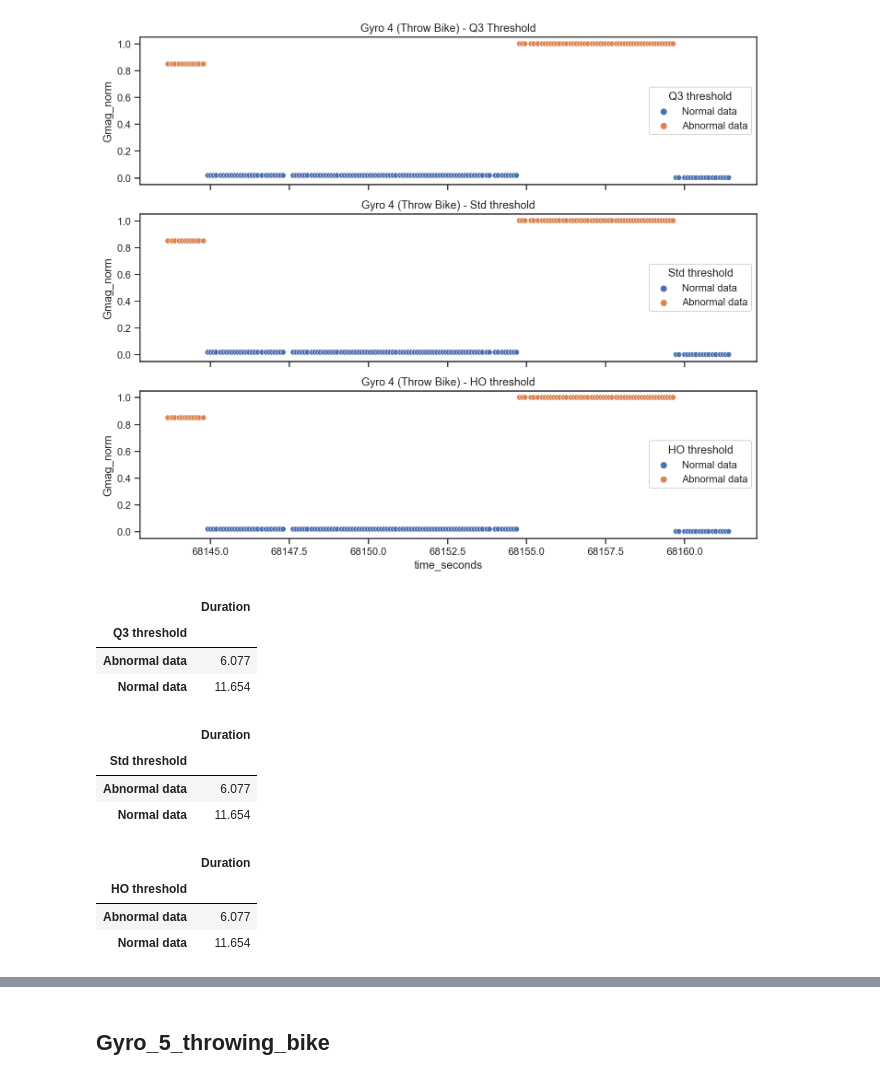
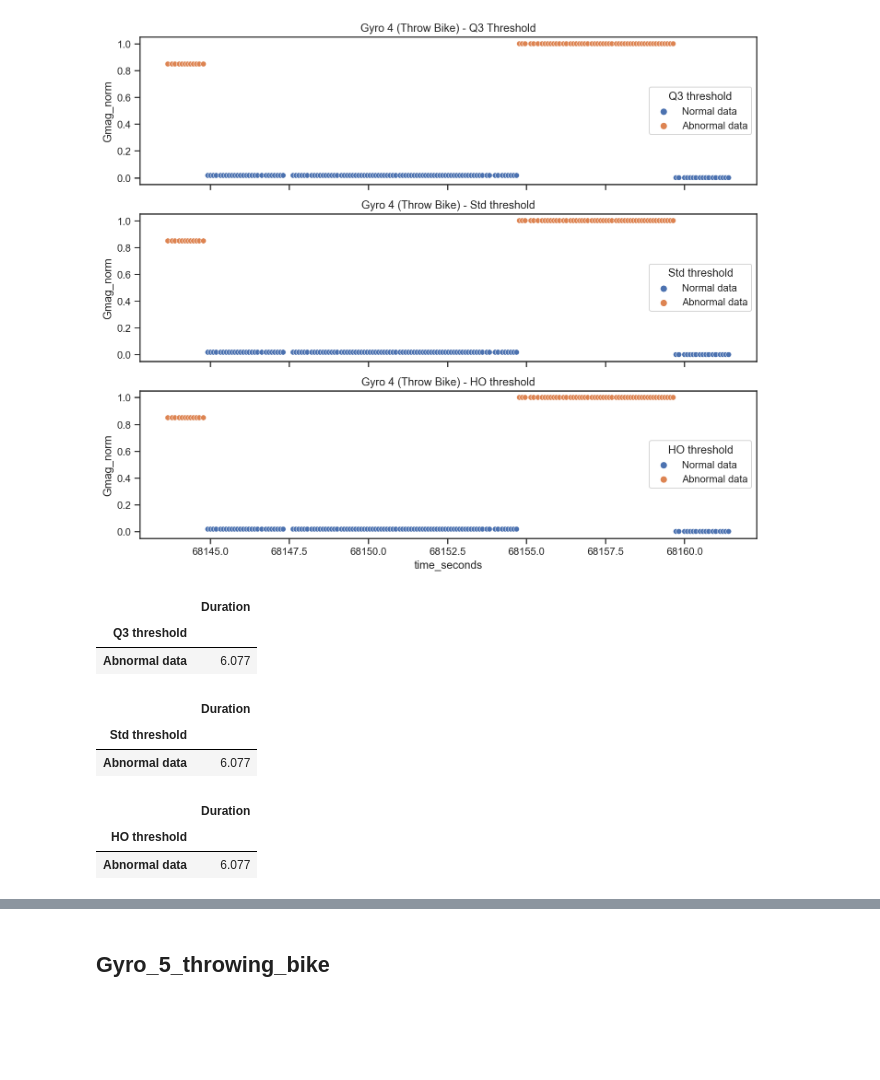
Before and after one commit to ttuncay/Zoomo-Project_LEVeraging-Data-Team, a Jupyter notebook: Data Analysis Step 2 Abnormal Behaviour Identification/Data Analysis Step 2 Abnormal Behaviour Identification on Laballed Data.ipynb, the cells around one changed output, grey strips where cells are left out. Drawn from its saved outputs; the diff is of its cells as text; code cells hidden in the pictures; blank space fills up the shorter version.

```diff
--- a/Data Analysis Step 2 Abnormal Behaviour Identification/Data Analysis Step 2 Abnormal Behaviour Identification on Laballed Data.ipynb
+++ b/Data Analysis Step 2 Abnormal Behaviour Identification/Data Analysis Step 2 Abnormal Behaviour Identification on Laballed Data.ipynb
@@ -86,9 +145,9 @@ def std_threshold(value):
 # %%
 # Create high outlier threhsold function.
 
-def HO_threshold(value):
+def Amag_HO_threshold(value):
 
-    if value > 0.3119209856207211:
+    if value > AmagN_HO:
         return 'Abnormal data'
     else:
         return 'Normal data'
@@ -579,42 +909,42 @@ objc[75714]: Class WebSwapCGLLayer is implemented in both /System/Library/Framew
 # Create function to calculate the different thresholds level and return "classification data".
 # Below tresholds are based on 1st normal ride file (1hr Normal Ride)
 
-def Gmag_Q3_thresholds(value):
+#def Gmag_Q3_thresholds(value):
 
-    if value > 0.191209:
-        return 'Abnormal data'
-
-    else:
-        return 'Normal data'
+#    if value > 0.191209:
+#        return 'Abnormal data'
+#
+#    else:
+#        return 'Normal data'
 
 
 # Create standard deviation threshold functions.
 
 # If value is greater than the mean +/- the standard deviation (of the normal ride data)
 
-def Gmag_std_threshold(value):
+#def Gmag_std_threshold(value):
 
-    if value > 0.140894 +0.168974:
-        return 'Abnormal data'
+#    if value > 0.140894 +0.168974:
+#        return 'Abnormal data'
 
-    elif value < 0.140894 - 0.168974:
-        return 'Abnormal data'
-    else:
-        return 'Normal data'
+#    elif value < 0.140894 - 0.168974:
+#        return 'Abnormal data'
+#    else:
+#        return 'Normal data'
 
 # Create high outlier threhsold function.
 
-def Gmag_HO_threshold(value):
+#def Gmag_HO_threshold(value):
 
-    if value > 0.433552:
-        return 'Abnormal data'
-    else:
-        return 'Normal data'
+#    if value > 0.433552:
+#        return 'Abnormal data'
+#    else:
+#        return 'Normal data'
 # %%
 # Apply the different thresholds to data.
 
 # Q3 (75th percentile) threshold
-Gyro_4_throwing_bike['Q3 threshold'] = Gyro_4_throwing_bike['Gmag_norm'].apply(Gmag_Q3_thresholds)
+Gyro_4_throwing_bike['Q3 threshold'] = Gyro_4_throwing_bike['Gmag_norm'].apply(Gmag_Q3_threshold)
 
 # Standard deviation threshold
 Gyro_4_throwing_bike['Std threshold'] = Gyro_4_throwing_bike['Gmag_norm'].apply(Gmag_std_threshold)
@@ -668,34 +998,40 @@ fig.savefig("Gyro_4_throwing_bike Abnormalities.png")
 # %%
 Gyro_4_throwing_bike_Q3_levels= Gyro_4_throwing_bike.groupby('Q3 threshold').agg(
                                                                #Time_Start=('Timestamp', np.min),
                                                                #Time_End=('Timestamp', np.max),
                                                                Duration=('time_seconds_delta',np.sum))
+
+Gyro_4_throwing_bike_Q3_levels = Gyro_4_throwing_bike_Q3_levels[Gyro_4_throwing_bike_Q3_levels.index == 'Abnormal data']
+
 Gyro_4_throwing_bike_Q3_levels
 # %% [output]
 |  | Duration |
 | Q3 threshold |  |
 | Abnormal data | 6.077 |
-| Normal data | 11.654 |
 # %%
 Gyro_4_throwing_bike_Std_levels= Gyro_4_throwing_bike.groupby('Std threshold').agg(
                                                                #Time_Start=('Timestamp', np.min),
                                                                #Time_End=('Timestamp', np.max),
                                                                Duration=('time_seconds_delta',np.sum))
+
+Gyro_4_throwing_bike_Std_levels = Gyro_4_throwing_bike_Std_levels[Gyro_4_throwing_bike_Std_levels.index == 'Abnormal data']
+
 Gyro_4_throwing_bike_Std_levels
 # %% [output]
 |  | Duration |
 | Std threshold |  |
 | Abnormal data | 6.077 |
-| Normal data | 11.654 |
 # %%
 Gyro_4_throwing_bike_HO_levels= Gyro_4_throwing_bike.groupby('HO threshold').agg(
                                                                #Time_Start=('Timestamp', np.min),
                                                                #Time_End=('Timestamp', np.max),
                                                                Duration=('time_seconds_delta',np.sum))
+
+Gyro_4_throwing_bike_HO_levels = Gyro_4_throwing_bike_HO_levels[Gyro_4_throwing_bike_HO_levels.index == 'Abnormal data']
+
 Gyro_4_throwing_bike_HO_levels
 # %% [output]
 |  | Duration |
 | HO threshold |  |
 | Abnormal data | 6.077 |
-| Normal data | 11.654 |
 # %%
```
Also changed, not shown: parts of 61 cells of this notebook, 4 other files.
